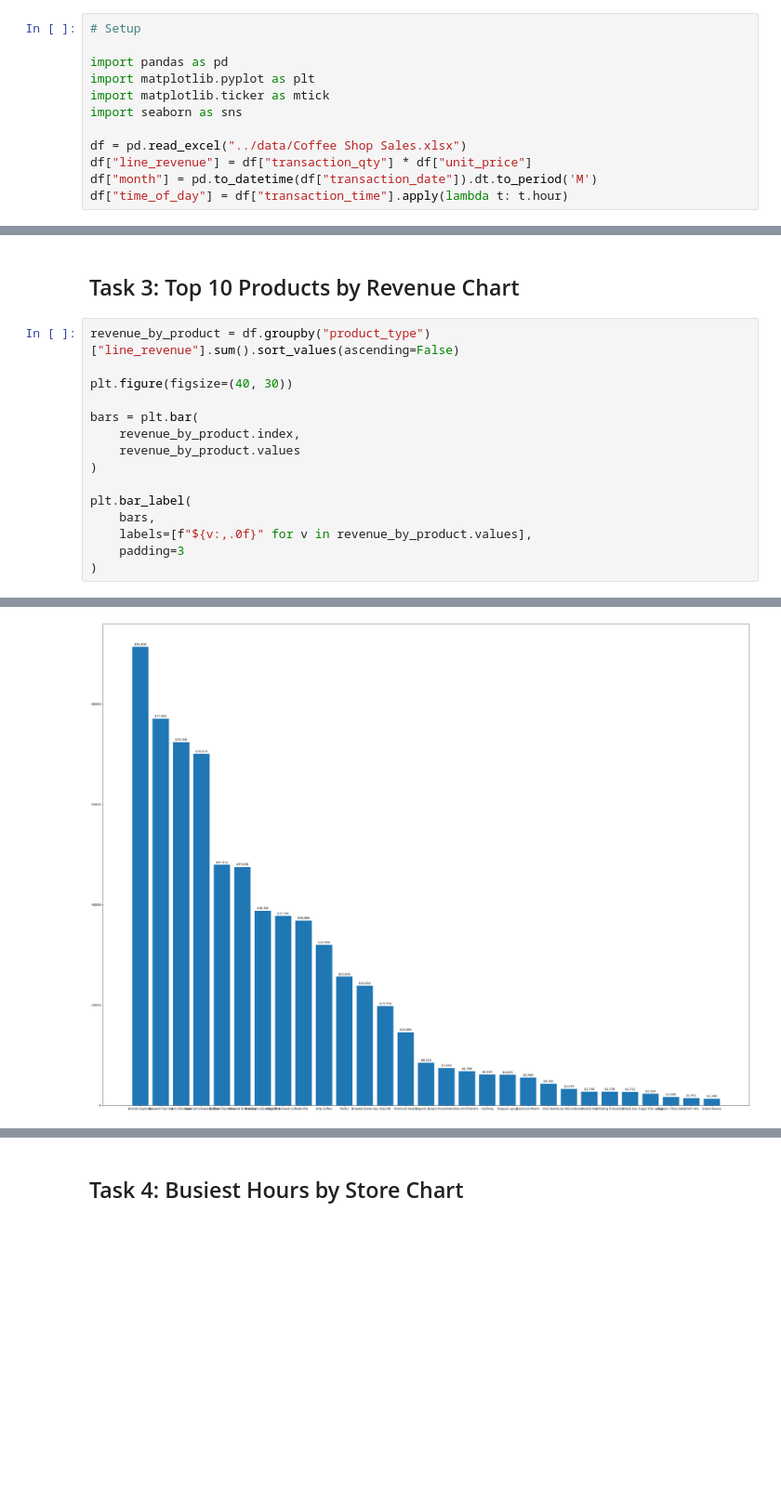
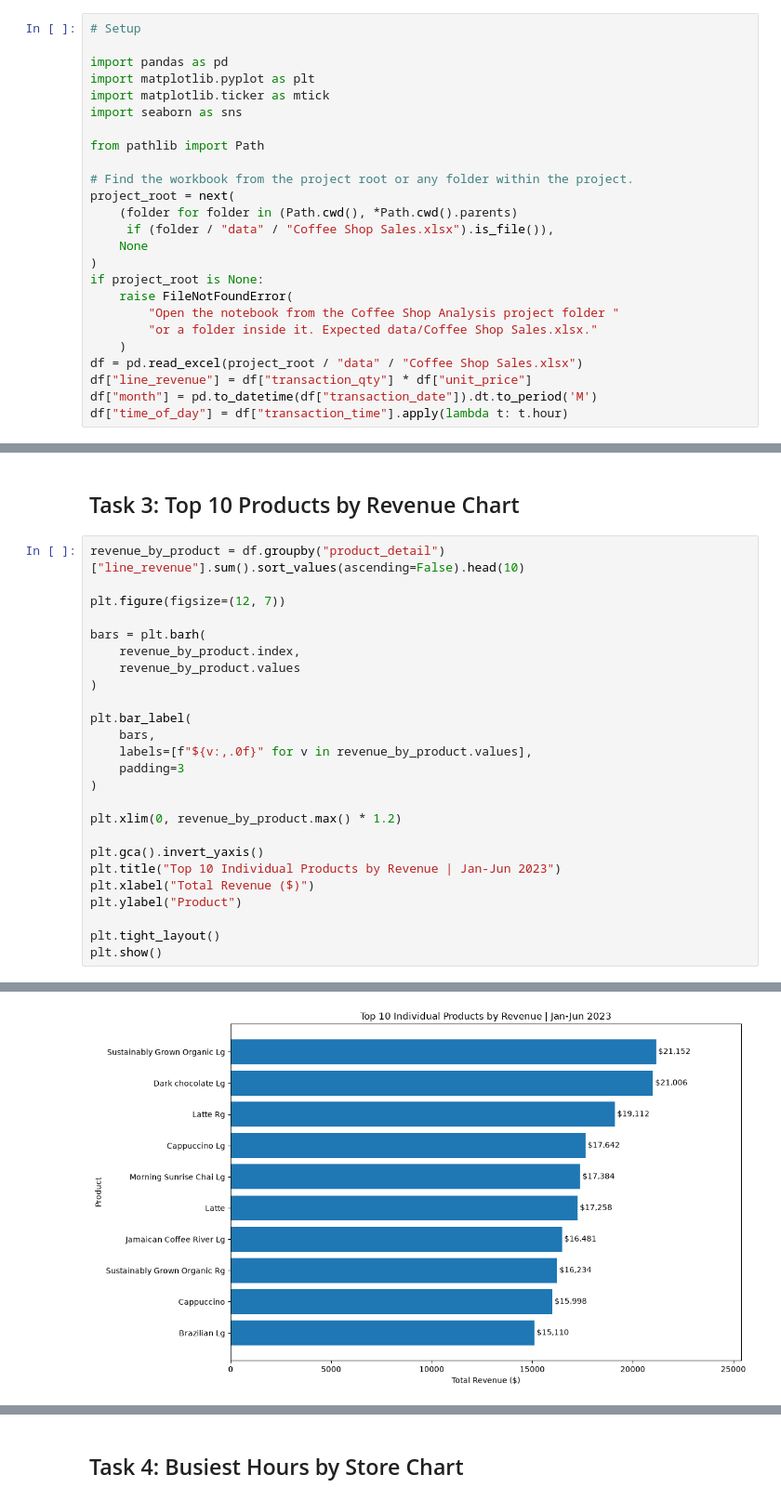
Before and after one commit to ebaprk/Coffee-Shop-Analysis, a Jupyter notebook: audit/executed/03_visualization.ipynb, the cells around one changed output, grey strips where cells are left out. Shown at 93% size. Saved outputs shown, nothing was run; the diff lists cells and outputs as text; blank space fills up the shorter version.

Commit message:
Project summary

```diff
--- a/audit/executed/03_visualization.ipynb
+++ b/audit/executed/03_visualization.ipynb
@@ -10,7 +10,20 @@ import matplotlib.pyplot as plt
 import matplotlib.ticker as mtick
 import seaborn as sns
 
-df = pd.read_excel("../data/Coffee Shop Sales.xlsx")
+from pathlib import Path
+
+# Find the workbook from the project root or any folder within the project.
+project_root = next(
+    (folder for folder in (Path.cwd(), *Path.cwd().parents)
+     if (folder / "data" / "Coffee Shop Sales.xlsx").is_file()),
+    None
+)
+if project_root is None:
+    raise FileNotFoundError(
+        "Open the notebook from the Coffee Shop Analysis project folder "
+        "or a folder inside it. Expected data/Coffee Shop Sales.xlsx."
+    )
+df = pd.read_excel(project_root / "data" / "Coffee Shop Sales.xlsx")
 df["line_revenue"] = df["transaction_qty"] * df["unit_price"]
 df["month"] = pd.to_datetime(df["transaction_date"]).dt.to_period('M')
 df["time_of_day"] = df["transaction_time"].apply(lambda t: t.hour)
@@ -102,11 +143,11 @@ Not necessarily, it depends on the price of the products, too.
 # %% [markdown]
 ## Task 3: Top 10 Products by Revenue Chart
 # %%
-revenue_by_product = df.groupby("product_type")["line_revenue"].sum().sort_values(ascending=False)
+revenue_by_product = df.groupby("product_detail")["line_revenue"].sum().sort_values(ascending=False).head(10)
 
-plt.figure(figsize=(40, 30))
+plt.figure(figsize=(12, 7))
 
-bars = plt.bar(
+bars = plt.barh(
     revenue_by_product.index,
     revenue_by_product.values
 )
@@ -116,4 +157,14 @@ plt.bar_label(
     labels=[f"${v:,.0f}" for v in revenue_by_product.values],
     padding=3
 )
+
+plt.xlim(0, revenue_by_product.max() * 1.2)
+
+plt.gca().invert_yaxis()
+plt.title("Top 10 Individual Products by Revenue | Jan-Jun 2023")
+plt.xlabel("Total Revenue ($)")
+plt.ylabel("Product")
+
+plt.tight_layout()
+plt.show()
 # %% [output]
@@ -137,3 +171,3 @@ plt.bar_label(
-[figure, old version]
+[figure, new version]
 # %% [markdown]
 ### Which individual product generates the most revenue?
```
Also changed, not shown: parts of 9 cells of this notebook, 16 other files.
